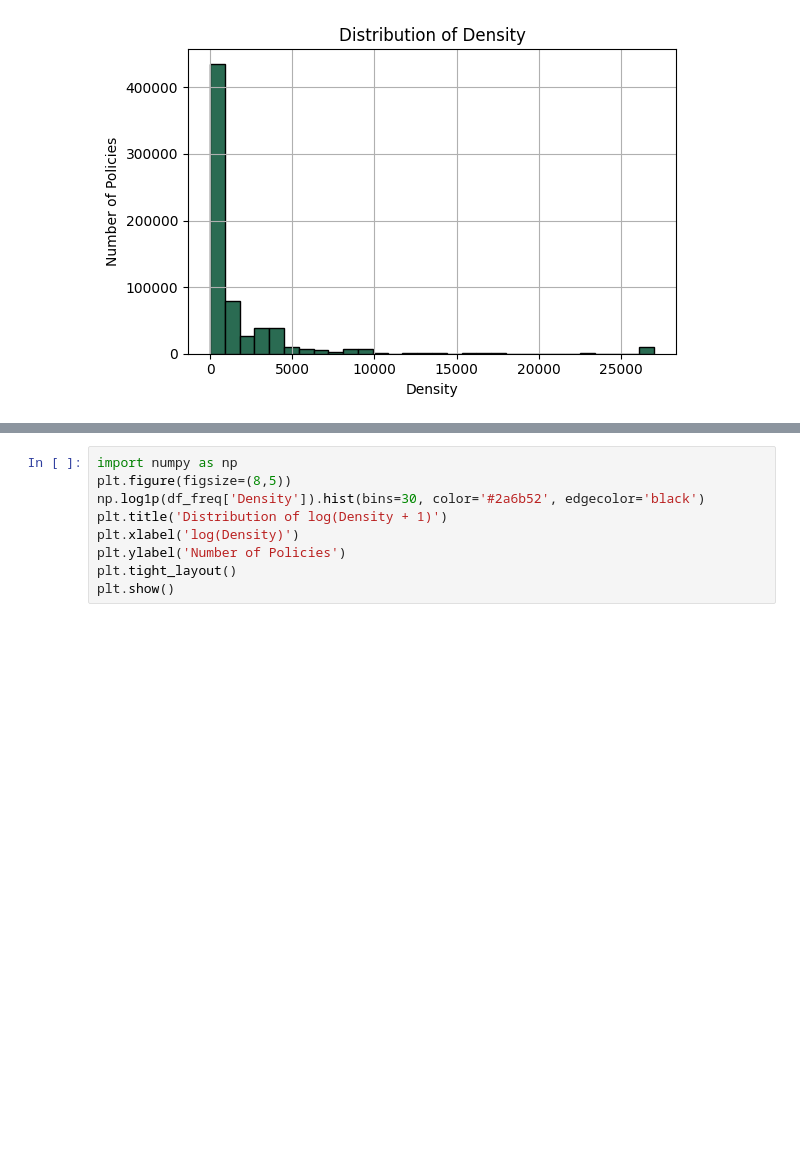
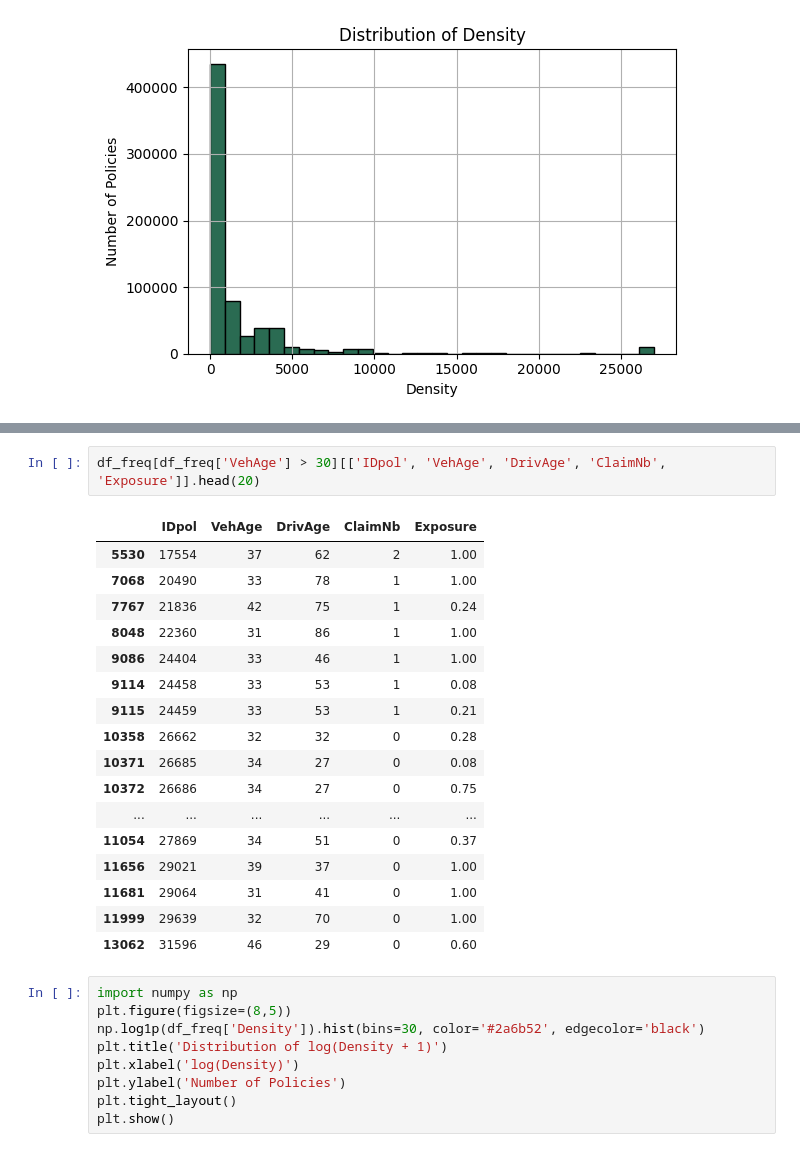
Before and after one commit to akshu981/Insurance-Underwriting-Pricing-Model, a Jupyter notebook: notebooks/Data Exploration & Visualization.ipynb, the cells around one changed output, grey strips where cells are left out. Saved outputs shown, nothing was run; the diff lists cells and outputs as text; blank space fills up the shorter version.

```diff
--- a/notebooks/Data Exploration & Visualization.ipynb
+++ b/notebooks/Data Exploration & Visualization.ipynb
@@ -345,3 +361,23 @@ for col in ['VehPower', 'VehAge', 'DrivAge', 'BonusMalus', 'Density']:
+# %%
+df_freq[df_freq['VehAge'] > 30][['IDpol', 'VehAge', 'DrivAge', 'ClaimNb', 'Exposure']].head(20)
+# %% [output]
+|  | IDpol | VehAge | DrivAge | ClaimNb | Exposure |
+| 5530 | 17554 | 37 | 62 | 2 | 1.00 |
+| 7068 | 20490 | 33 | 78 | 1 | 1.00 |
+| 7767 | 21836 | 42 | 75 | 1 | 0.24 |
+| 8048 | 22360 | 31 | 86 | 1 | 1.00 |
+| 9086 | 24404 | 33 | 46 | 1 | 1.00 |
+| 9114 | 24458 | 33 | 53 | 1 | 0.08 |
+| 9115 | 24459 | 33 | 53 | 1 | 0.21 |
+| 10358 | 26662 | 32 | 32 | 0 | 0.28 |
+| 10371 | 26685 | 34 | 27 | 0 | 0.08 |
+| 10372 | 26686 | 34 | 27 | 0 | 0.75 |
+| ... | ... | ... | ... | ... | ... |
+| 11054 | 27869 | 34 | 51 | 0 | 0.37 |
+| 11656 | 29021 | 39 | 37 | 0 | 1.00 |
+| 11681 | 29064 | 31 | 41 | 0 | 1.00 |
+| 11999 | 29639 | 32 | 70 | 0 | 1.00 |
+| 13062 | 31596 | 46 | 29 | 0 | 0.60 |
 # %%
 import numpy as np
 plt.figure(figsize=(8,5))
```
Also changed, not shown: parts of 7 cells of this notebook, 1 other file.
